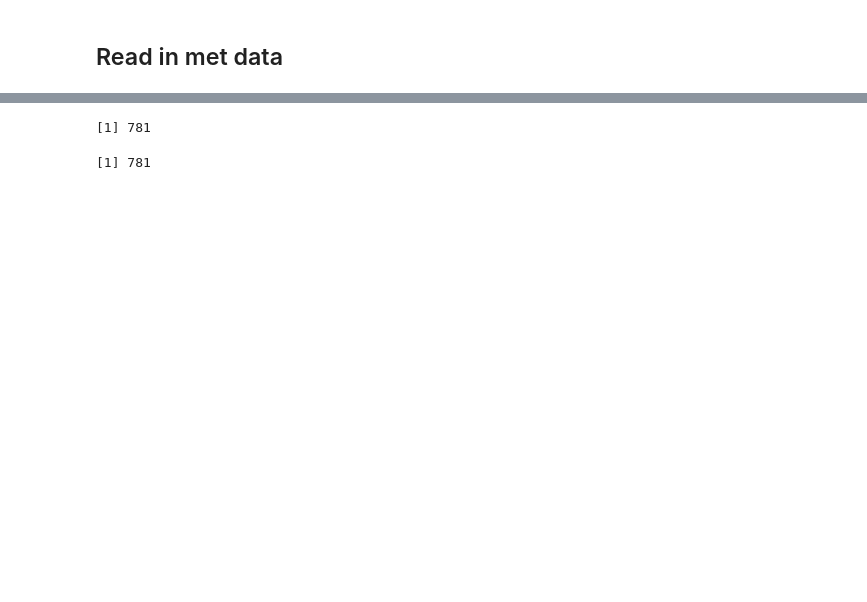
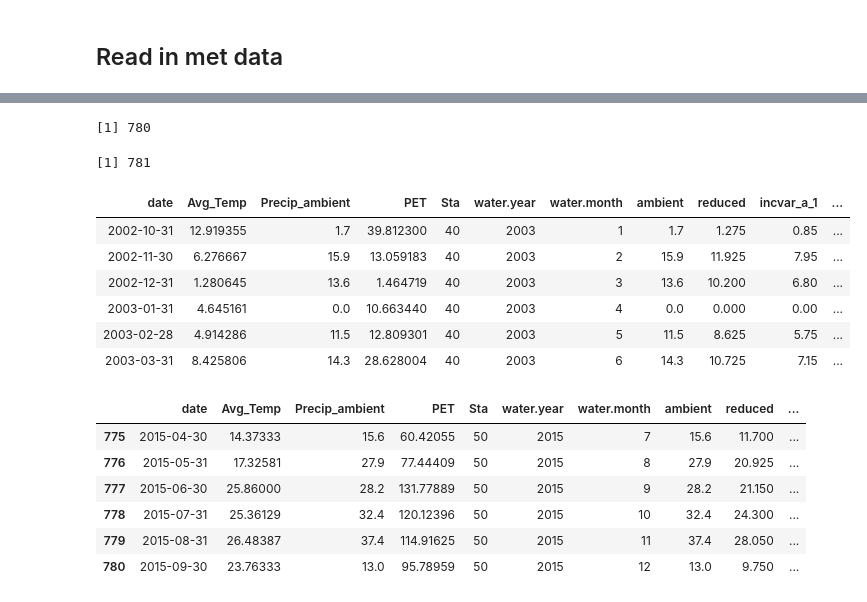
Before and after one commit to gremau/Sev_climatesens_SPEI, a Jupyter notebook: Sev_SPEI_altprecip.ipynb, the cells around one changed output, grey strips where cells are left out. Drawn from its saved outputs; the diff is of its cells as text; code cells hidden in the pictures; blank space fills up the shorter version.

```diff
--- a/Sev_SPEI_altprecip.ipynb
+++ b/Sev_SPEI_altprecip.ipynb
@@ -66,5 +56,4 @@ head(df)
 # %%
-
 # Integration period for SPEI (in months)
 int_months <- 6
 # First part of outfile
@@ -79,31 +68,33 @@ lat <- c(34.3592, 34.368, 34.4146, 34.3331, 34.3348)
 for (i in 1:5){
     # Subset to station
     df_subs <- df[df$Sta==station[i],]
-    # Calculate PET using thornthwaite
-    df_subs$PET <- thornthwaite(df_subs$Avg_Temp, lat[i], na.rm=T)
+
+    # old pet df_subs$PET <- thornthwaite(df_subs$Avg_Temp, lat[i], na.rm=T)
     df_subs$Jul_Day <- 0 # string, get rid of it
     # Create a date column
     df_subs$Date <- as.Date(df_subs$Date, "%m/%d/%Y" )
     # Subset again
     df_subs <- subset(df_subs, subset=(df_subs$Date > as.Date("2002-09-30")))
-    df_subs <- df_subs[,c('Date', 'PET', 'Precip')]
+    df_subs <- df_subs[,c('Date', 'Avg_Temp', 'Precip')]
     # Create xts timeseries and downsample to monthly data
     df_subs <- xts(df_subs[,2:ncol(df_subs)], df_subs$Date)
-    #df_subs <- align.time(df_subs, n=60*60*24)
-    df_subs_m <- apply.monthly(df_subs$PET, FUN=mean)
+    df_subs_m <- apply.monthly(df_subs$Avg_Temp, FUN=mean)
     df_subs_m$Precip_ambient <- apply.monthly(df_subs$Precip, FUN=sum)
+    # Calculate PET with thornthwaite
+    PET <- thornthwaite(df_subs_m$Avg_Temp, lat[i], na.rm=T)
+    df_subs_m$PET <- xts(as.vector(PET),  order.by=index(df_subs_m$Avg_Temp))
+
     # Add in station ID
     df_subs_m$Sta <- station[i]
-    #old_index <- index(df_subs_m)
-    #index(df_subs_m) <- as.yearmon(index(df_subs_m))
+
     # Add in columns from altered precip regimes
     alt_subs <- df_alt[df_alt$site==station[i],]
     alt_subs <- xts(alt_subs[,2:41], alt_subs$Date)
     df_subs_m <- cbind(df_subs_m, alt_subs[,1:2])
     df_subs_m <- cbind(df_subs_m, alt_subs[,5:6])
     df_subs_m <- cbind(df_subs_m, alt_subs[,21:40])
-
-    for (j in 6:ncol(df_subs_m)){
+    print(head(df_subs_m))
+    for (j in 7:ncol(df_subs_m)){
         # Calculate climatic water differential then SPEI
         cwdiff <- df_subs_m[,j] - df_subs_m$PET
         # Get start and end month for the timeseries object
@@ -113,7 +104,6 @@ for (i in 1:5){
         # Calculate SPEI
         spei_i <- spei(ts(cwdiff, frequency=12, start=c(startyr, startmon)),
                        int_months, na.rm=TRUE)
-        #plot(spei_i)
         # Make this an xts object that can be bound to df_subs_m
         spei_cname <- paste(colnames(df_subs_m[,j]), 'SPEI', sep='_')
         spei_i <- xts(as.vector(spei_i$fitted), index(cwdiff))
@@ -121,7 +111,6 @@ for (i in 1:5){
 
         df_subs_m <- cbind(df_subs_m, spei_i)
     }
-    #print(tail(df_subs_m))
 
     # There may be both infinite and NA values in the output
     # Convert -Inf to NA
@@ -132,9 +121,11 @@ for (i in 1:5){
     # Interpolate over NA values
     df_subs_m_interp <- na.approx(df_subs_m)
 
-    # Add water year and month columns
-    #df_subs_m$year_w <- .indexyear(df_subs_m) + 1900
-    #df_subs_m$month_w <- .indexmon(df_subs_m)
+    # Somehow a funky entry at 2009-2-12 is created, remove
+    # This only happens for station 50
+    nrow(df_subs_m)
+    df_subs_m <- df_subs_m[c('::2009-01-31', '2009-02-28::')]
+    nrow(df_subs_m)
 
     if (i==1){
         m_out <- data.frame(date=index(df_subs_m),coredata(df_subs_m))
@@ -149,18 +140,15 @@ for (i in 1:5){
 # Somehow a funky entry at 2009-2-12 is created, remove
 nrow(m_out)
 nrow(m_out_interp)
-#m_out <- m_out[c('::2009-01-31', '2009-02-28::')]
-#nrow(m_out)
 
 
-
-#print(tail(df_new))
 #write.zoo(m_out, file = paste(outfile, '.csv', sep=''),
 #          index.name = "Date", sep=',', row.names = FALSE, col.names=TRUE)
-write.csv(m_out, file = paste('../processed_data/Sev_SPEI/', outfile, '.csv', sep=''), row.names = FALSE)
+write.csv(m_out, file = paste('./SPEI_out/', outfile, '.csv', sep=''), row.names = FALSE)
 
 #write.zoo(m_out, file = paste(outfile, '_NAinterp.csv', sep=''),
 #          index.name = "Date", sep=',', row.names = FALSE, col.names=TRUE)
-write.csv(m_out_interp, file = paste('../processed_data/Sev_SPEI/', outfile, '_NAinterp.csv', sep=''), row.names = FALSE)
-#head(m_out)
+write.csv(m_out_interp, file = paste('./SPEI_out/', outfile, '_NAinterp.csv', sep=''), row.names = FALSE)
+head(m_out)
+tail(m_out)
 # %% [output]
@@ -177,2 +172,16 @@ write.csv(m_out_interp, file = paste('../processed_data/Sev_SPEI/', outfile, '_N
-[1] 781
+[1] 780
 [1] 781
+| date | Avg_Temp | Precip_ambient | PET | Sta | water.year | water.month | ambient | reduced | incvar_a_1 | ... |
+| 2002-10-31 | 12.919355 | 1.7 | 39.812300 | 40 | 2003 | 1 | 1.7 | 1.275 | 0.85 | ... |
+| 2002-11-30 | 6.276667 | 15.9 | 13.059183 | 40 | 2003 | 2 | 15.9 | 11.925 | 7.95 | ... |
+| 2002-12-31 | 1.280645 | 13.6 | 1.464719 | 40 | 2003 | 3 | 13.6 | 10.200 | 6.80 | ... |
+| 2003-01-31 | 4.645161 | 0.0 | 10.663440 | 40 | 2003 | 4 | 0.0 | 0.000 | 0.00 | ... |
+| 2003-02-28 | 4.914286 | 11.5 | 12.809301 | 40 | 2003 | 5 | 11.5 | 8.625 | 5.75 | ... |
+| 2003-03-31 | 8.425806 | 14.3 | 28.628004 | 40 | 2003 | 6 | 14.3 | 10.725 | 7.15 | ... |
+|  | date | Avg_Temp | Precip_ambient | PET | Sta | water.year | water.month | ambient | reduced | ... |
+| 775 | 2015-04-30 | 14.37333 | 15.6 | 60.42055 | 50 | 2015 | 7 | 15.6 | 11.700 | ... |
+| 776 | 2015-05-31 | 17.32581 | 27.9 | 77.44409 | 50 | 2015 | 8 | 27.9 | 20.925 | ... |
+| 777 | 2015-06-30 | 25.86000 | 28.2 | 131.77889 | 50 | 2015 | 9 | 28.2 | 21.150 | ... |
+| 778 | 2015-07-31 | 25.36129 | 32.4 | 120.12396 | 50 | 2015 | 10 | 32.4 | 24.300 | ... |
+| 779 | 2015-08-31 | 26.48387 | 37.4 | 114.91625 | 50 | 2015 | 11 | 37.4 | 28.050 | ... |
+| 780 | 2015-09-30 | 23.76333 | 13.0 | 95.78959 | 50 | 2015 | 12 | 13.0 | 9.750 | ... |
```
Also changed, not shown: parts of 10 cells of this notebook, 7 other files.
